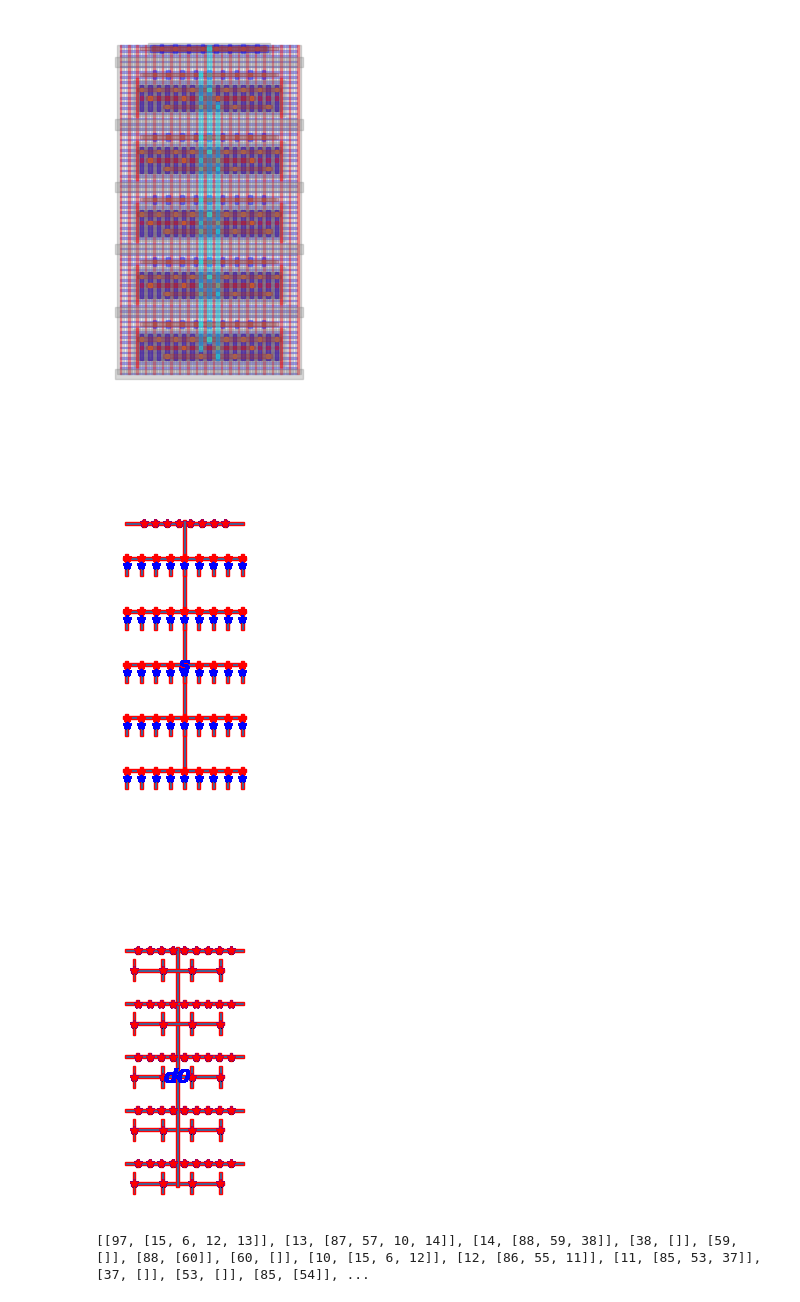
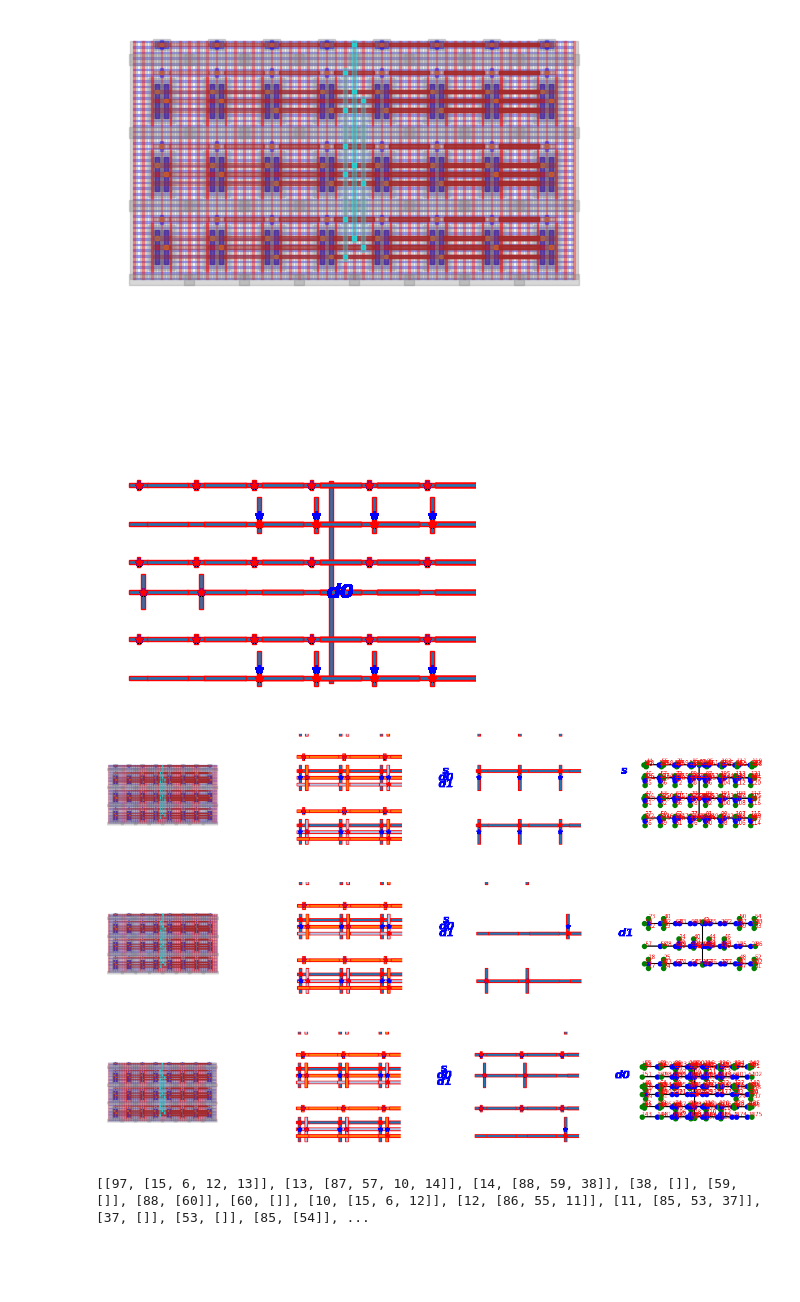
Before and after one commit to endalkyw/analog_project_v0, a Jupyter notebook: primitives_test_pex.ipynb, the cells around one changed output. Cells and saved outputs as stored; diff of their text form; code cells hidden in the pictures; blank space fills up the shorter version.

```diff
--- a/primitives_test_pex.ipynb
+++ b/primitives_test_pex.ipynb
@@ -56,57 +39,47 @@ plot_polygons(polygons["metal_1"]+polygons["metal_2"]+polygons["metal_3"],xlim=[
 # %%
 
 fig, ax = plt.subplots()
 show_gds(ax, a1)
 plt.show()
 
-# show_layouts(a1,fig_size=(2.5, 1.2))
+# # show_layouts(a1,fig_size=(2.5, 1.2))
 # print(polygons["pins"][2].points)
 # print(polygons["pins"][2].text)
 # plot_polygons(polygons["metal_1"]+polygons["metal_2"]+polygons["metal_3"],xlim=[0,2000],ylim=[0,2000])
 # print(a_a[0].points)
 # plot_polygons(nets[2].metals, label=nets[2].label, xlim=[-500,2000],ylim=[-500,2000])
 # plot_polygons(nets[1].metals, label=nets[1].label, xlim=[-500,2000],ylim=[-500,2000])
 # plot_nets(nets,2800)
-# for i, net in enumerate(nets):
-#     print(f"{i}   {net.id}")
-#
-# for p in polygons["rvt"]:
-#     print(p.id)
-
-
-# for net in nets:
-#     for cb in net.cbs:
-#         print(f"{net.id} - {cb.mid_point}")
-#
-# print(nets[1].id, len(nets[1].diffs))
 
 fig, ax = plt.subplots()
-show_nets(ax,[nets[0]], size=4000)
+show_nets(ax,[nets[2]], size=3000)
 plt.show()
 # %% [output]
-[figure, old version]
+[figure, new version]
-[figure, old version]
+[figure, new version]
 # %%
 from pex.extract import *
 for target_net in nets:
     js, _ = convert_net_to_stick(target_net, th1=50, th2=20)
     nodes = find_all_nodes(js, target_net, node_reduction=True)
 
-    # fig, axes = plt.subplots(1, 4, figsize=(12, 4))  # Create a figure with 2 subplots
-    # show_gds(axes[0], a1)
-    # show_nets(axes[1], nets)
-    # show_nets(axes[2], [target_net])
-    # show_stk_nets(axes[3], js, nodes)
-    # plt.tight_layout()
-    # plt.show()
-    # # plt.savefig("pex/img_"+str(target_net.id[0])+".png")
-    # plt.close()
+    fig, axes = plt.subplots(1, 4, figsize=(12, 4))  # Create a figure with 2 subplots
+    show_gds(axes[0], a1)
+    show_nets(axes[1], nets)
+    show_nets(axes[2], [target_net])
+    show_stk_nets(axes[3], js, nodes)
+    plt.tight_layout()
+    plt.show()
+    # plt.savefig("pex/img_"+str(target_net.id[0])+".png")
+    plt.close()
 
 target_net = nets[2]
 js, _ = convert_net_to_stick(target_net, th1=50, th2=20)
 nodes = find_all_nodes(js, target_net, node_reduction=True)
 # %% [output]
-[figure, old version]
+[figure, new version]
+[figure, added]
+[figure, added]
 # %%
 graph = np.empty_like(nodes)
 for i, nd in enumerate(nodes):
```
Also changed, not shown: parts of 3 cells of this notebook, 51 other files.
